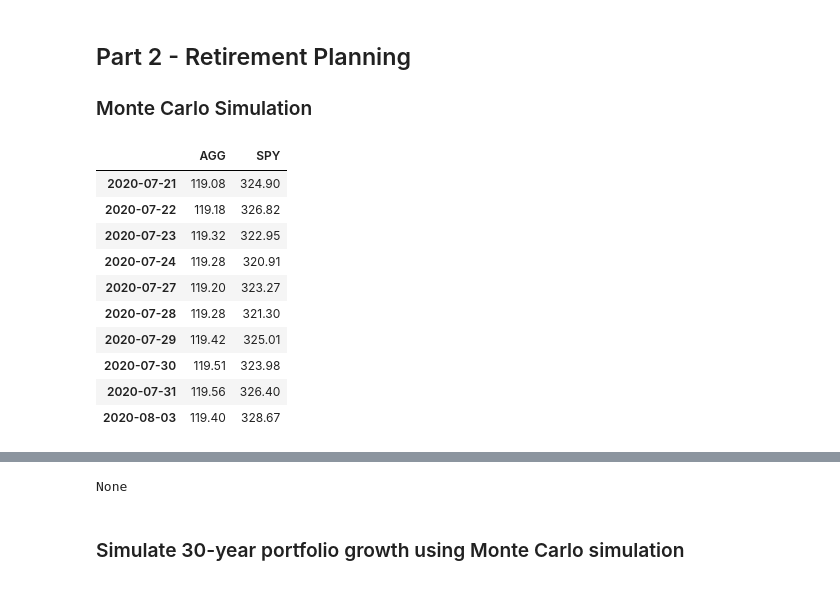
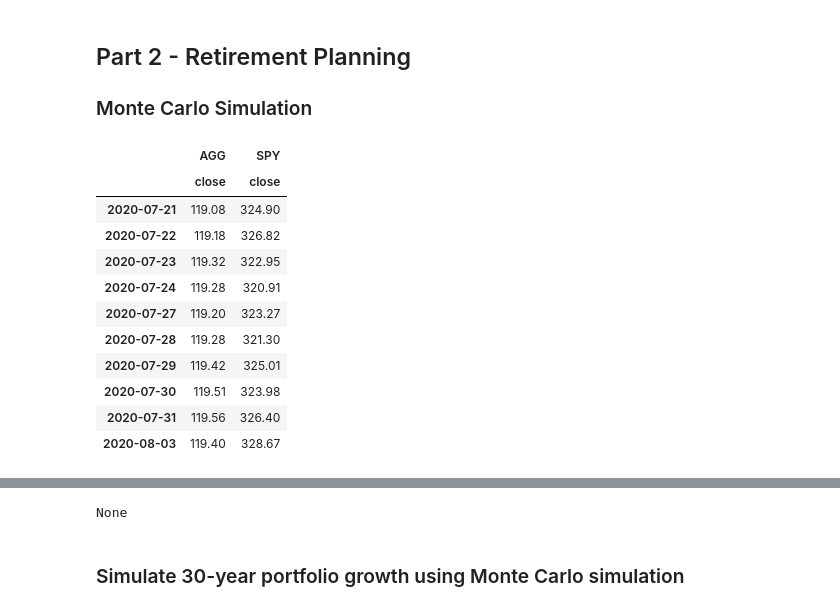
Before and after one commit to boz-tcm/api-challenge, a Jupyter notebook: financial-planner.ipynb, the cells around one changed output, grey strips where cells are left out. Cells and saved outputs as stored; diff of their text form; code cells hidden in the pictures.

```diff
--- a/financial-planner.ipynb
+++ b/financial-planner.ipynb
@@ -261,37 +261,38 @@ end_date_mc = pd.Timestamp('2023-07-21', tz='America/New_York').isoformat()
 # Set the tickers
 tickers_mc = ["AGG", "SPY"]
 # Set timeframe to "1Day" for Alpaca API
 timeframe_mc = "1Day"
 # Get current closing prices for SPY and AGG
 investment_assets_mc_df = alpaca.get_bars(tickers_mc, timeframe_mc, start=start_date_mc, end = end_date_mc).df
 #print(investment_assets_mc_df)
 
 # Reorganize the DataFrame
 # Separate ticker data.
 # Extract as series the close price for each ticker symbol, drop other fields.  Code block below streamlines in-class instruction.
 agg_prices_mc_df = investment_assets_mc_df[investment_assets_mc_df['symbol']==tickers[0]]
 #print(agg_prices_mc_df)
 # Coerce AGG close prices into dataframe
-agg_close_prices_mc_df = agg_prices_mc_df[['close']].rename(columns={'close':tickers[0]})
+agg_close_prices_mc_df = agg_prices_mc_df[['close']]
 spy_prices_mc_df = investment_assets_mc_df[investment_assets_mc_df['symbol']==tickers[1]]
 #print(spy_prices_mc_df)
 # Coerce SPY close prices into dataframe
-spy_close_prices_mc_df = spy_prices_mc_df[['close']].rename(columns={'close':tickers[1]})
+spy_close_prices_mc_df = spy_prices_mc_df[['close']]
 
 # Concatenate the ticker DataFrames
-investment_assets_close_prices_mc_df = pd.concat([agg_close_prices_mc_df,spy_close_prices_mc_df], axis='columns')
+investment_assets_close_prices_mc_df = pd.concat([agg_close_prices_mc_df,spy_close_prices_mc_df], axis='columns', keys=tickers_mc)
 #print(investment_assets_close_prices_mc_df)
 # Drop time property from timestamp index by referencing index's date attribute only
 investment_assets_close_prices_mc_df.index = investment_assets_close_prices_mc_df.index.date
 #print(investment_assets_close_prices_mc_df.info())
 
 # Preview DataFrame by displaying sample data
 # Note: Dataframe reflects last three years of closing prices for ticker symbols AGG and SPY.  All other fields, including open, high, low, volume, trade_count, vwap, symbol are \
-# unncessary to retain in memory for this assignment going forward and have been dropped by design.
+# unncessary to retain in memory for this assignment going forward, and have been dropped by design.
 display(investment_assets_close_prices_mc_df.head(10))
 display(investment_assets_close_prices_mc_df.info())
 # %% [output]
 |  | AGG | SPY |
+|  | close | close |
 | 2020-07-21 | 119.08 | 324.90 |
 | 2020-07-22 | 119.18 | 326.82 |
 | 2020-07-23 | 119.32 | 322.95 |
```
Also changed, not shown: parts of 13 cells of this notebook, 2 other files.
